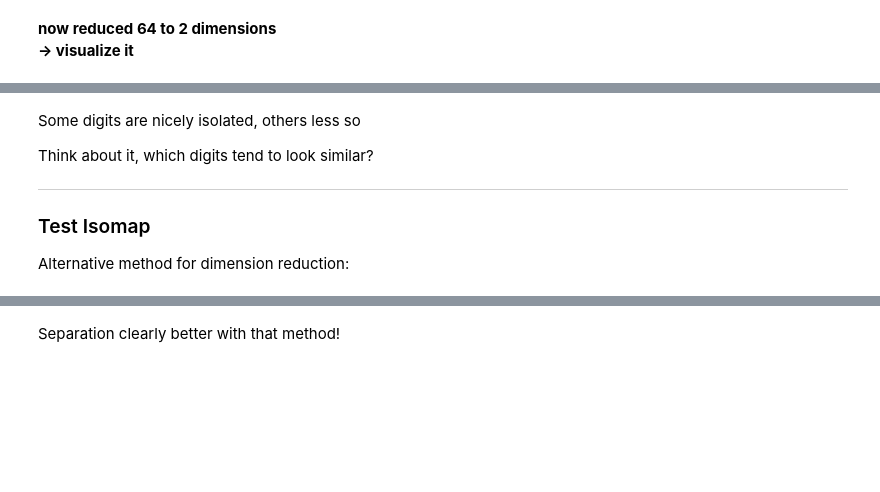
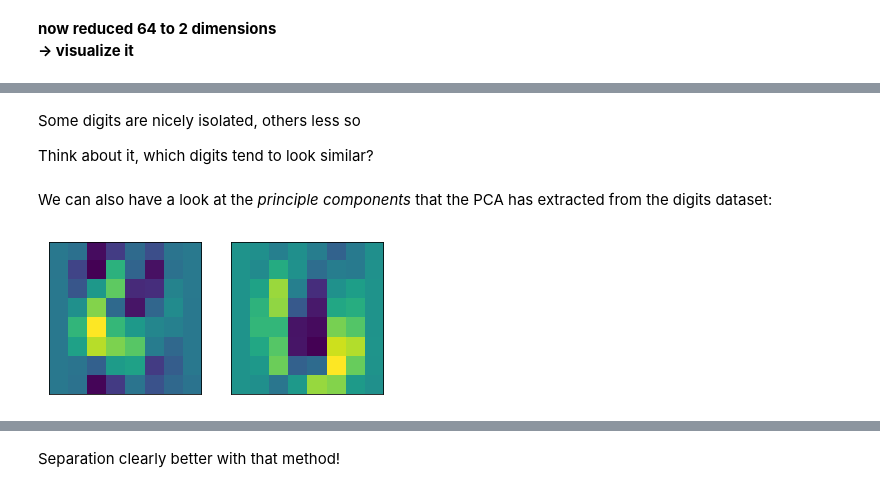
Before and after one commit to gdxd/LMU_DA_ML_19, a Jupyter notebook: ScilearnIntro.ipynb, the cells around one changed output, grey strips where cells are left out. Drawn from its saved outputs; the diff is of its cells as text; code cells hidden in the pictures; blank space fills up the shorter version.

Commit message:
ScilearnIntro.ipynb: add visualization of PCA1 and PCA2 of digits dataset

```diff
--- a/ScilearnIntro.ipynb
+++ b/ScilearnIntro.ipynb
@@ -294,7 +476,13 @@ sns.lmplot("PCA1", "PCA2", hue='tag', data=xout, fit_reg=False, markers='.');
 Some digits are nicely isolated, others less so
 
 Think about it, which digits tend to look similar?
-***
-
-### Test Isomap
-Alternative method for dimension reduction:
+# %% [markdown]
+We can also have a look at the *principle components* that the PCA has extracted from the digits dataset:
+# %%
+# plot PCA components of digits
+fig, ax = plt.subplots(1, 2, subplot_kw={'xticks': (), 'yticks': ()})
+for idx, comp in enumerate(model.components_):
+    img = comp.reshape(8,8)
+    ax.ravel()[idx].imshow(img, cmap="viridis")
+# %% [output]
+[figure, added]
```
Also changed, not shown: parts of 32 cells of this notebook.
